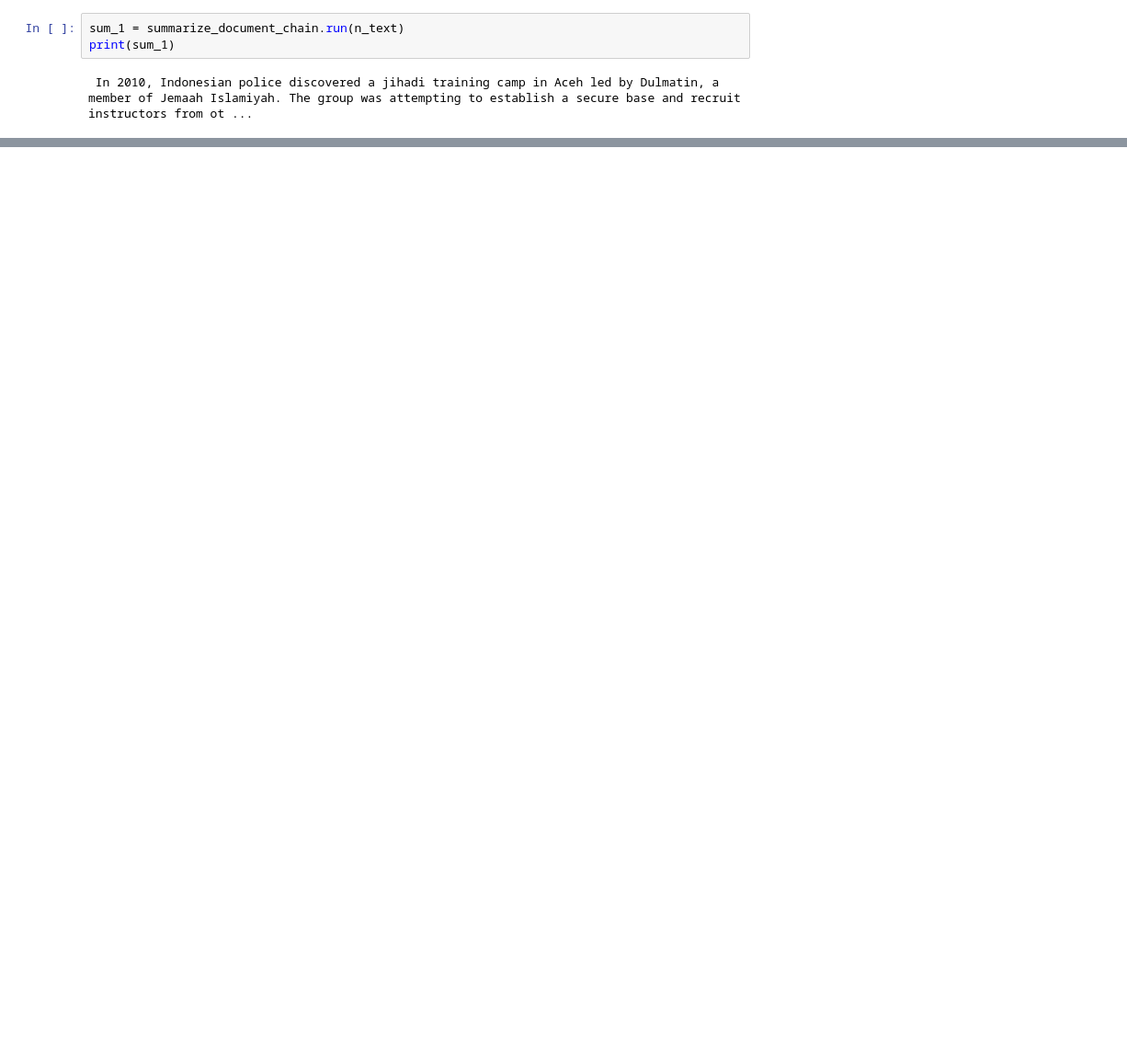
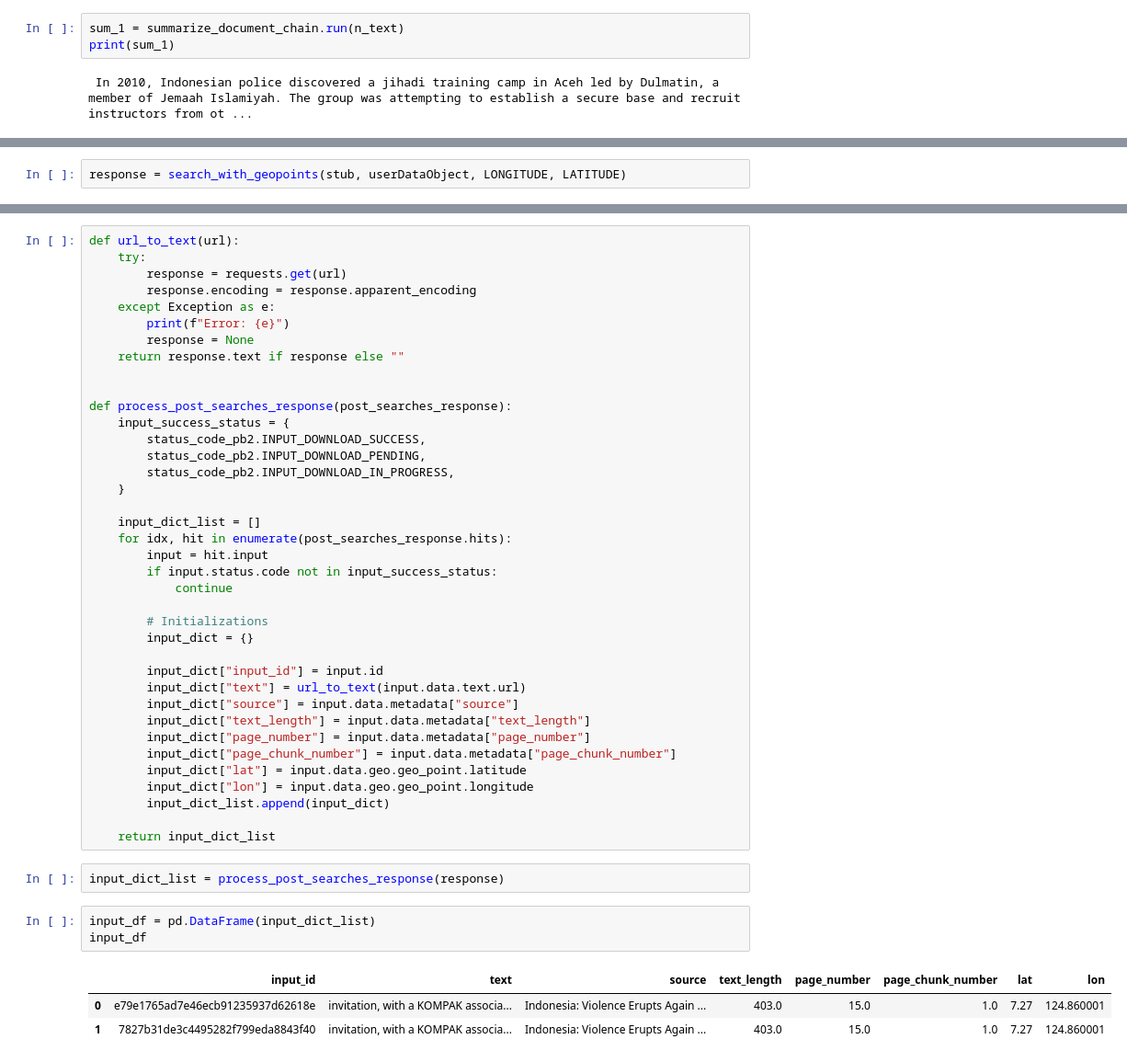
Before and after one commit to Clarifai/module-docQA, a Jupyter notebook: test.ipynb, the cells around one changed output, grey strips where cells are left out. Shown at 92% size. Drawn from its saved outputs; the diff is of its cells as text; blank space fills up the shorter version.

Commit message:
Added geo points to search. Improved module with better viz

```diff
--- a/test.ipynb
+++ b/test.ipynb
@@ -822,0 +997,2 @@ print(sum_1)
+# %%
+response = search_with_geopoints(stub, userDataObject, LONGITUDE, LATITUDE)
@@ -822,0 +1011,47 @@ print(sum_1)
+# %%
+def url_to_text(url):
+    try:
+        response = requests.get(url)
+        response.encoding = response.apparent_encoding
+    except Exception as e:
+        print(f"Error: {e}")
+        response = None
+    return response.text if response else ""
+
+
+def process_post_searches_response(post_searches_response):
+    input_success_status = {
+        status_code_pb2.INPUT_DOWNLOAD_SUCCESS,
+        status_code_pb2.INPUT_DOWNLOAD_PENDING,
+        status_code_pb2.INPUT_DOWNLOAD_IN_PROGRESS,
+    }
+
+    input_dict_list = []
+    for idx, hit in enumerate(post_searches_response.hits):
+        input = hit.input
+        if input.status.code not in input_success_status:
+            continue
+
+        # Initializations
+        input_dict = {}
+
+        input_dict["input_id"] = input.id
+        input_dict["text"] = url_to_text(input.data.text.url)
+        input_dict["source"] = input.data.metadata["source"]
+        input_dict["text_length"] = input.data.metadata["text_length"]
+        input_dict["page_number"] = input.data.metadata["page_number"]
+        input_dict["page_chunk_number"] = input.data.metadata["page_chunk_number"]
+        input_dict["lat"] = input.data.geo.geo_point.latitude
+        input_dict["lon"] = input.data.geo.geo_point.longitude
+        input_dict_list.append(input_dict)
+
+    return input_dict_list
+# %%
+input_dict_list = process_post_searches_response(response)
+# %%
+input_df = pd.DataFrame(input_dict_list)
+input_df
+# %% [output]
+|  | input_id | text | source | text_length | page_number | page_chunk_number | lat | lon |
+| 0 | e79e1765ad7e46ecb91235937d62618e | invitation, with a KOMPAK associa... | Indonesia: Violence Erupts Again ... | 403.0 | 15.0 | 1.0 | 7.27 | 124.860001 |
+| 1 | 7827b31de3c4495282f799eda8843f40 | invitation, with a KOMPAK associa... | Indonesia: Violence Erupts Again ... | 403.0 | 15.0 | 1.0 | 7.27 | 124.860001 |
```
Also changed, not shown: parts of 11 cells of this notebook, 5 other files.
